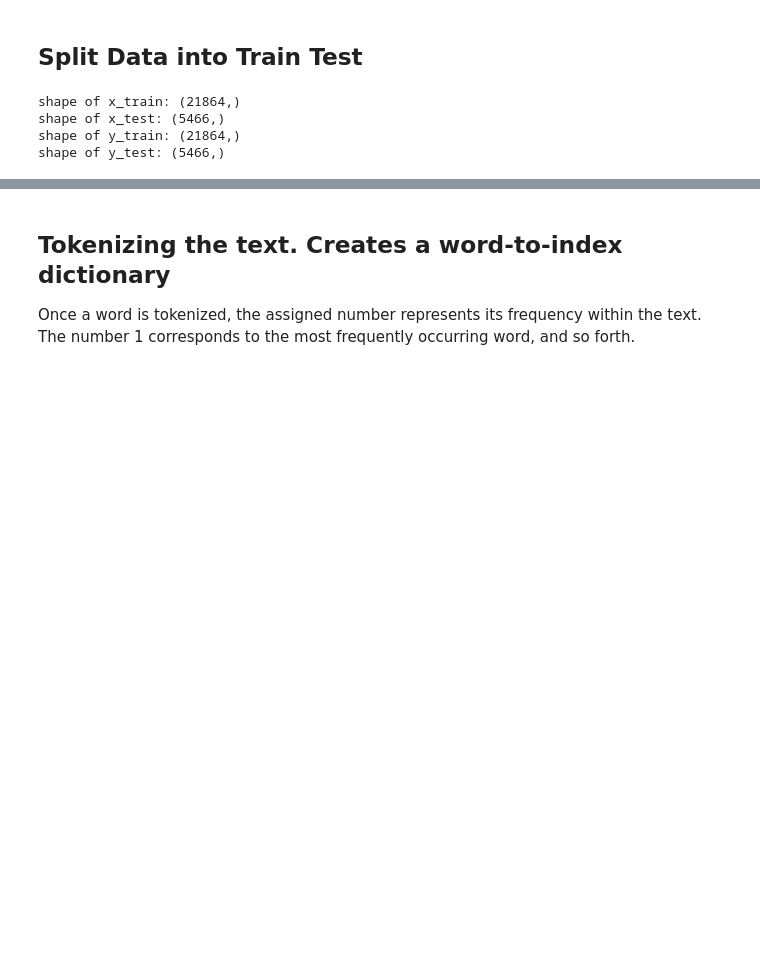
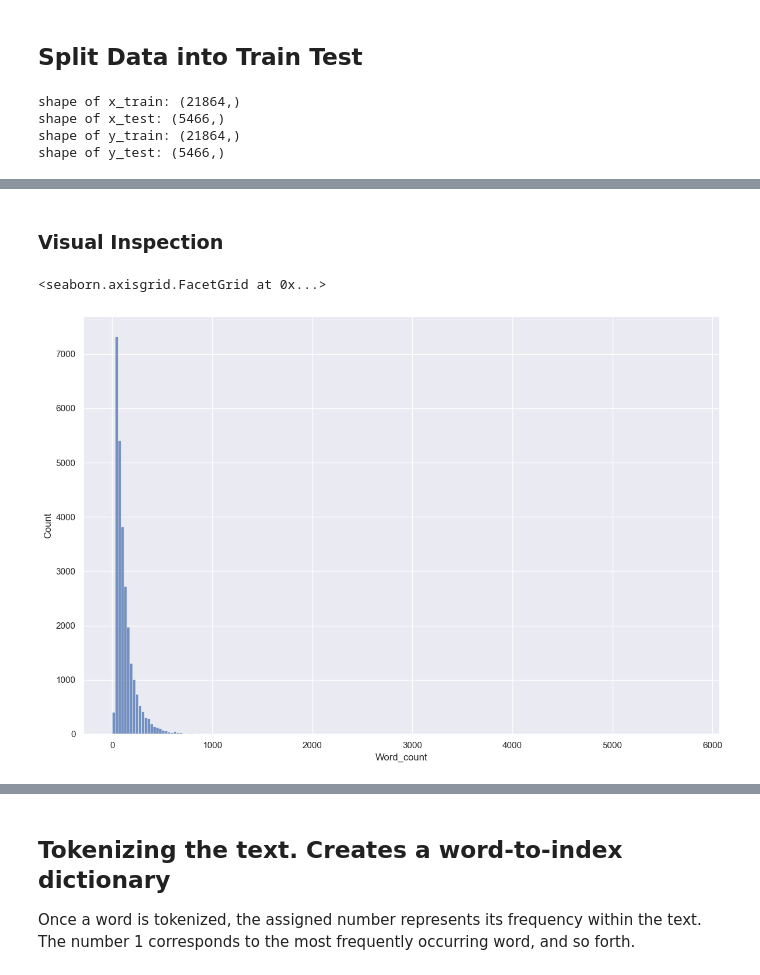
Before and after one commit to Shahmaan/Examensarbete_DS21, a Jupyter notebook: lstm_sentiment_analysis.ipynb, the cells around one changed output, grey strips where cells are left out. Drawn from its saved outputs; the diff is of its cells as text; code cells hidden in the pictures; blank space fills up the shorter version.

```diff
--- a/lstm_sentiment_analysis.ipynb
+++ b/lstm_sentiment_analysis.ipynb
@@ -536,0 +552,7 @@ shape of y_test: (5466,)
+# %% [markdown]
+### Visual Inspection
+# %%
+sns.displot(df["Word_count"], height=8, aspect=1.5, bins=200)
+# %% [output]
+<seaborn.axisgrid.FacetGrid at 0x...>
+[figure, added]
```
Also changed, not shown: parts of 27 cells of this notebook.
